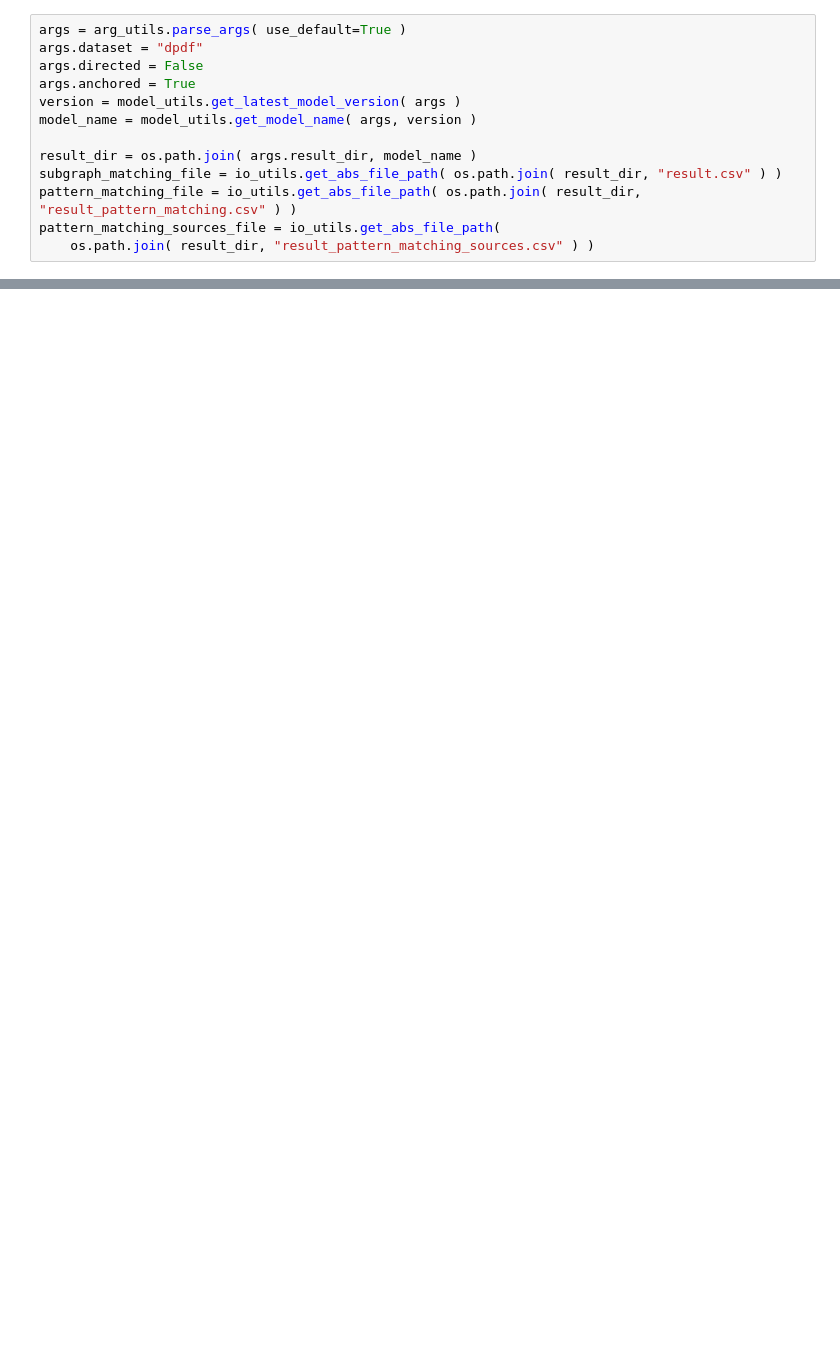
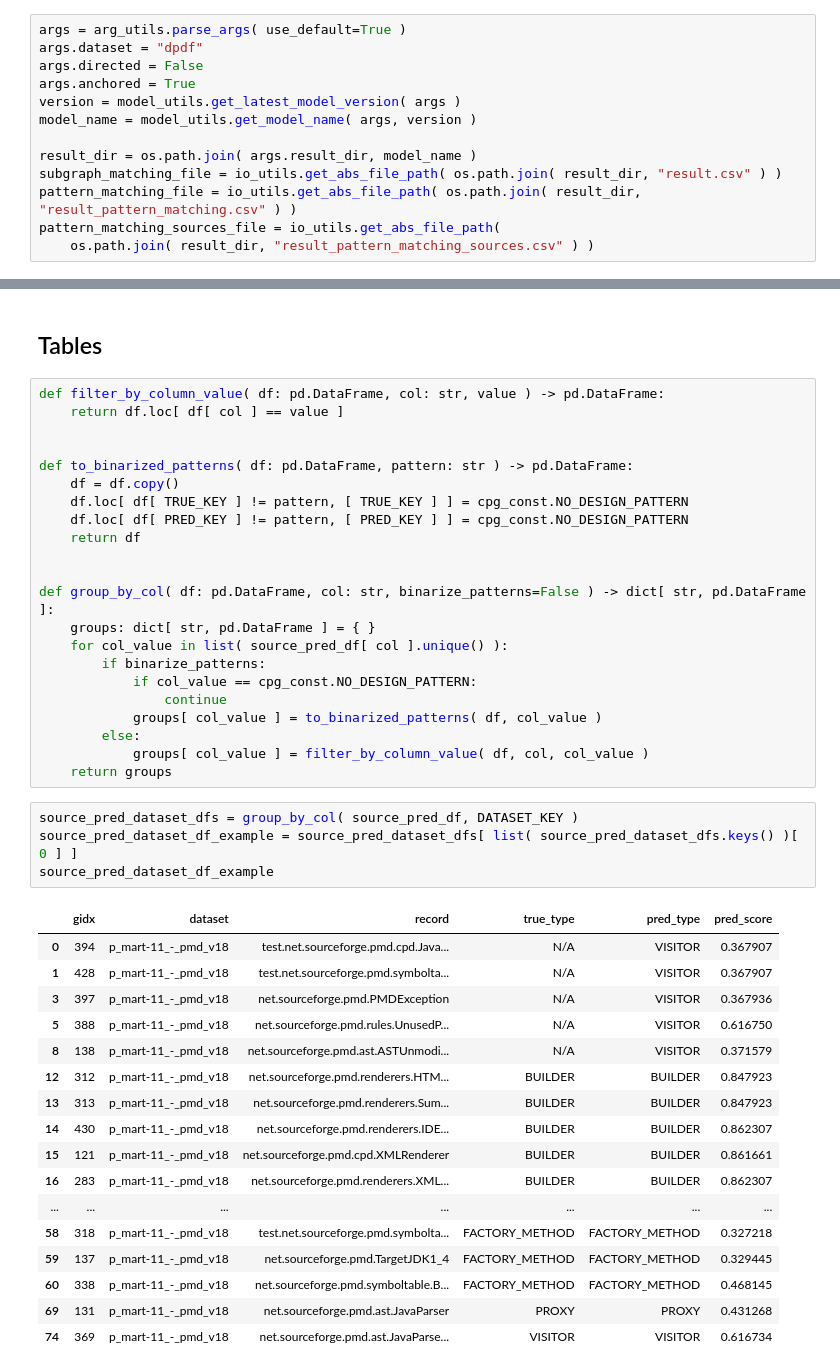
Before and after one commit to DerJeanjour/dpd-subgraph-matching, a Jupyter notebook: matching/glema/notebooks/matching_results.ipynb, the cells around one changed output, grey strips where cells are left out. Drawn from its saved outputs; the diff is of its cells as text; blank space fills up the shorter version.

```diff
--- a/matching/glema/notebooks/matching_results.ipynb
+++ b/matching/glema/notebooks/matching_results.ipynb
@@ -86,0 +231,46 @@ compute_pred_cm( true_labels, pred_labels, "matching_cm", labels=pattern_types,
+# %% [markdown]
+## Tables
+# %%
+def filter_by_column_value( df: pd.DataFrame, col: str, value ) -> pd.DataFrame:
+    return df.loc[ df[ col ] == value ]
+
+
+def to_binarized_patterns( df: pd.DataFrame, pattern: str ) -> pd.DataFrame:
+    df = df.copy()
+    df.loc[ df[ TRUE_KEY ] != pattern, [ TRUE_KEY ] ] = cpg_const.NO_DESIGN_PATTERN
+    df.loc[ df[ PRED_KEY ] != pattern, [ PRED_KEY ] ] = cpg_const.NO_DESIGN_PATTERN
+    return df
+
+
+def group_by_col( df: pd.DataFrame, col: str, binarize_patterns=False ) -> dict[ str, pd.DataFrame ]:
+    groups: dict[ str, pd.DataFrame ] = { }
+    for col_value in list( source_pred_df[ col ].unique() ):
+        if binarize_patterns:
+            if col_value == cpg_const.NO_DESIGN_PATTERN:
+                continue
+            groups[ col_value ] = to_binarized_patterns( df, col_value )
+        else:
+            groups[ col_value ] = filter_by_column_value( df, col, col_value )
+    return groups
+# %%
+source_pred_dataset_dfs = group_by_col( source_pred_df, DATASET_KEY )
+source_pred_dataset_df_example = source_pred_dataset_dfs[ list( source_pred_dataset_dfs.keys() )[ 0 ] ]
+source_pred_dataset_df_example
+# %% [output]
+|  | gidx | dataset | record | true_type | pred_type | pred_score |
+| 0 | 394 | p_mart-11_-_pmd_v18 | test.net.sourceforge.pmd.cpd.Java... | N/A | VISITOR | 0.367907 |
+| 1 | 428 | p_mart-11_-_pmd_v18 | test.net.sourceforge.pmd.symbolta... | N/A | VISITOR | 0.367907 |
+| 3 | 397 | p_mart-11_-_pmd_v18 | net.sourceforge.pmd.PMDException | N/A | VISITOR | 0.367936 |
+| 5 | 388 | p_mart-11_-_pmd_v18 | net.sourceforge.pmd.rules.UnusedP... | N/A | VISITOR | 0.616750 |
+| 8 | 138 | p_mart-11_-_pmd_v18 | net.sourceforge.pmd.ast.ASTUnmodi... | N/A | VISITOR | 0.371579 |
+| 12 | 312 | p_mart-11_-_pmd_v18 | net.sourceforge.pmd.renderers.HTM... | BUILDER | BUILDER | 0.847923 |
+| 13 | 313 | p_mart-11_-_pmd_v18 | net.sourceforge.pmd.renderers.Sum... | BUILDER | BUILDER | 0.847923 |
+| 14 | 430 | p_mart-11_-_pmd_v18 | net.sourceforge.pmd.renderers.IDE... | BUILDER | BUILDER | 0.862307 |
+| 15 | 121 | p_mart-11_-_pmd_v18 | net.sourceforge.pmd.cpd.XMLRenderer | BUILDER | BUILDER | 0.861661 |
+| 16 | 283 | p_mart-11_-_pmd_v18 | net.sourceforge.pmd.renderers.XML... | BUILDER | BUILDER | 0.862307 |
+| ... | ... | ... | ... | ... | ... | ... |
+| 58 | 318 | p_mart-11_-_pmd_v18 | test.net.sourceforge.pmd.symbolta... | FACTORY_METHOD | FACTORY_METHOD | 0.327218 |
+| 59 | 137 | p_mart-11_-_pmd_v18 | net.sourceforge.pmd.TargetJDK1_4 | FACTORY_METHOD | FACTORY_METHOD | 0.329445 |
+| 60 | 338 | p_mart-11_-_pmd_v18 | net.sourceforge.pmd.symboltable.B... | FACTORY_METHOD | FACTORY_METHOD | 0.468145 |
+| 69 | 131 | p_mart-11_-_pmd_v18 | net.sourceforge.pmd.ast.JavaParser | PROXY | PROXY | 0.431268 |
+| 74 | 369 | p_mart-11_-_pmd_v18 | net.sourceforge.pmd.ast.JavaParse... | VISITOR | VISITOR | 0.616734 |
```
Also changed, not shown: parts of 11 cells of this notebook, 14 other files.
